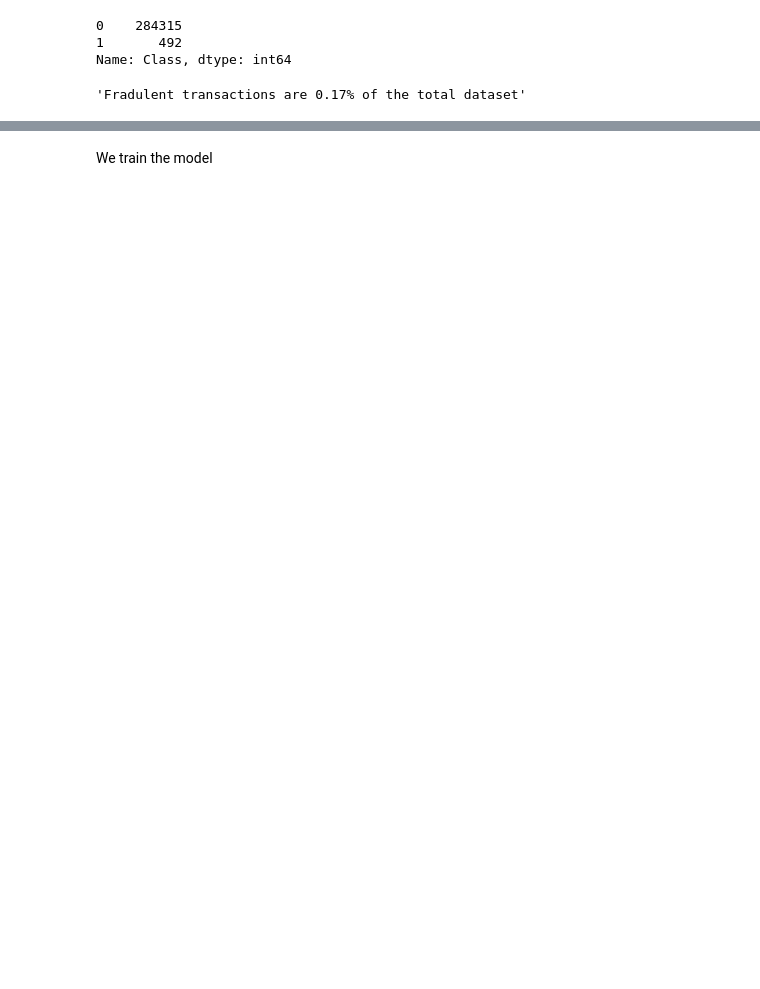
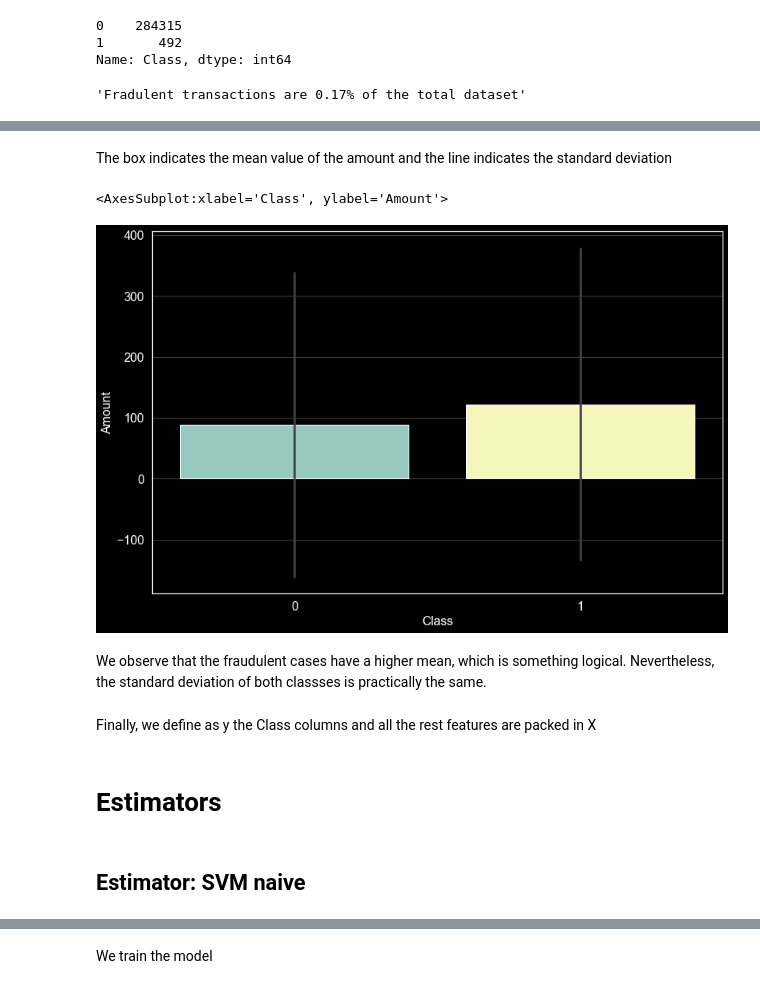
Before and after one commit to ViktorGakis/Projects, a Jupyter notebook: Credit Card Fraud Detection/credcardfraud.ipynb, the cells around one changed output, grey strips where cells are left out. Drawn from its saved outputs; the diff is of its cells as text; code cells hidden in the pictures; blank space fills up the shorter version.

```diff
--- a/Credit Card Fraud Detection/credcardfraud.ipynb
+++ b/Credit Card Fraud Detection/credcardfraud.ipynb
@@ -167,0 +424,11 @@ Surprisingly there is none.
+# %% [markdown]
+The box indicates the mean value of the amount and the line indicates the standard deviation
+# %%
+sns.barplot(data=df, x='Class', y='Amount', estimator=np.mean, ci='sd')
+# %% [output]
+<AxesSubplot:xlabel='Class', ylabel='Amount'>
+[figure, added]
+# %% [markdown]
+We observe that the fraudulent cases have a higher mean, which is something logical. Nevertheless, the standard deviation of both classses is practically the same.
+# %% [markdown]
+Finally, we define as y the Class columns and all the rest features are packed in X
@@ -168 +438,5 @@ Surprisingly there is none.
+# %% [markdown]
+# Estimators
+# %% [markdown]
+## Estimator: SVM naive
 # %% [markdown]
```
Also changed, not shown: parts of 145 cells of this notebook, 3 other files.
